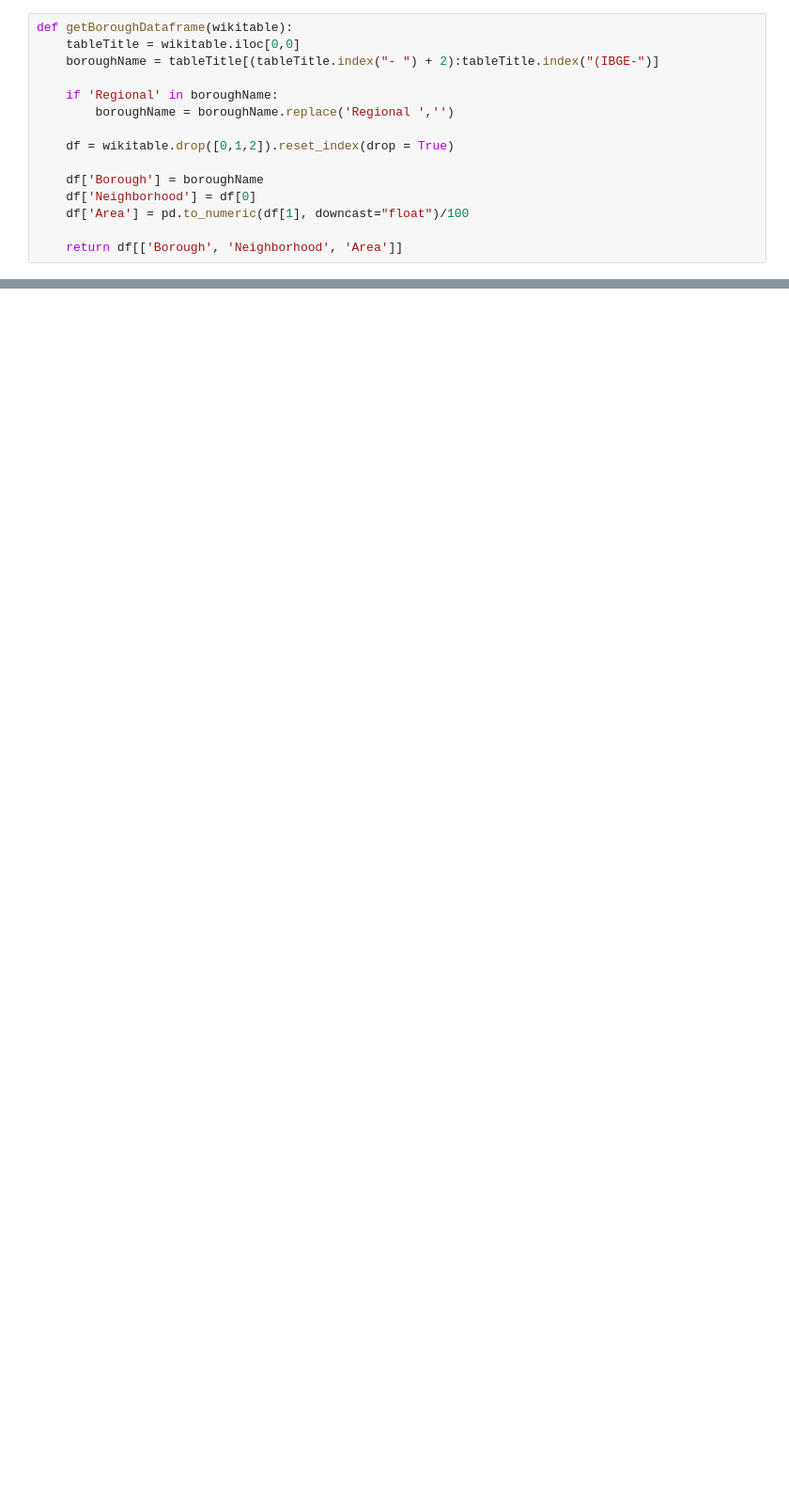
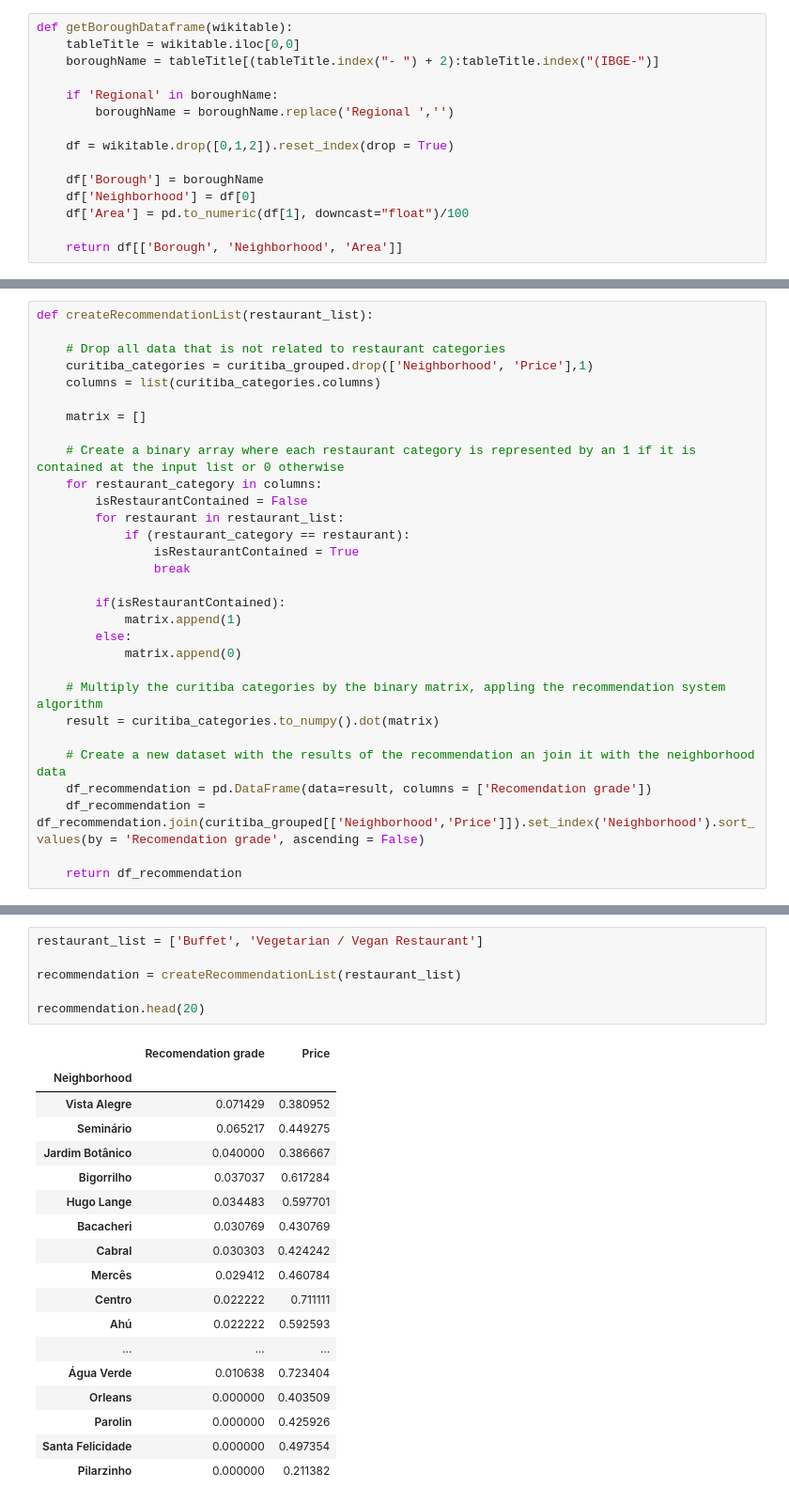
Before and after one commit to DiegoCarrillo95/Data_Science_Capstone, a Jupyter notebook: curitiba_venue_recomendation/curitiba_venue_recomendation.ipynb, the cells around one changed output, grey strips where cells are left out. Shown: that part at 94% size. Saved outputs shown, nothing was run; the diff lists cells and outputs as text; blank space fills up the shorter version.

```diff
--- a/curitiba_venue_recomendation/curitiba_venue_recomendation.ipynb
+++ b/curitiba_venue_recomendation/curitiba_venue_recomendation.ipynb
@@ -103,0 +199,30 @@ df_curitiba.head(20)
+# %%
+def createRecommendationList(restaurant_list):
+
+    # Drop all data that is not related to restaurant categories
+    curitiba_categories = curitiba_grouped.drop(['Neighborhood', 'Price'],1)
+    columns = list(curitiba_categories.columns)
+
+    matrix = []
+
+    # Create a binary array where each restaurant category is represented by an 1 if it is contained at the input list or 0 otherwise
+    for restaurant_category in columns:
+        isRestaurantContained = False
+        for restaurant in restaurant_list:
+            if (restaurant_category == restaurant):
+                isRestaurantContained = True
+                break
+
+        if(isRestaurantContained):
+            matrix.append(1)
+        else:
+            matrix.append(0)
+
+    # Multiply the curitiba categories by the binary matrix, appling the recommendation system algorithm
+    result = curitiba_categories.to_numpy().dot(matrix)
+
+    # Create a new dataset with the results of the recommendation an join it with the neighborhood data
+    df_recommendation = pd.DataFrame(data=result, columns = ['Recomendation grade'])
+    df_recommendation = df_recommendation.join(curitiba_grouped[['Neighborhood','Price']]).set_index('Neighborhood').sort_values(by = 'Recomendation grade', ascending = False)
+
+    return df_recommendation
@@ -103,0 +231,25 @@ df_curitiba.head(20)
+# %%
+restaurant_list = ['Buffet', 'Vegetarian / Vegan Restaurant']
+
+recommendation = createRecommendationList(restaurant_list)
+
+recommendation.head(20)
+# %% [output]
+|  | Recomendation grade | Price |
+| Neighborhood |  |  |
+| Vista Alegre | 0.071429 | 0.380952 |
+| Seminário | 0.065217 | 0.449275 |
+| Jardim Botânico | 0.040000 | 0.386667 |
+| Bigorrilho | 0.037037 | 0.617284 |
+| Hugo Lange | 0.034483 | 0.597701 |
+| Bacacheri | 0.030769 | 0.430769 |
+| Cabral | 0.030303 | 0.424242 |
+| Mercês | 0.029412 | 0.460784 |
+| Centro | 0.022222 | 0.711111 |
+| Ahú | 0.022222 | 0.592593 |
+| ... | ... | ... |
+| Água Verde | 0.010638 | 0.723404 |
+| Orleans | 0.000000 | 0.403509 |
+| Parolin | 0.000000 | 0.425926 |
+| Santa Felicidade | 0.000000 | 0.497354 |
+| Pilarzinho | 0.000000 | 0.211382 |
```
Also changed, not shown: parts of 17 cells of this notebook.
